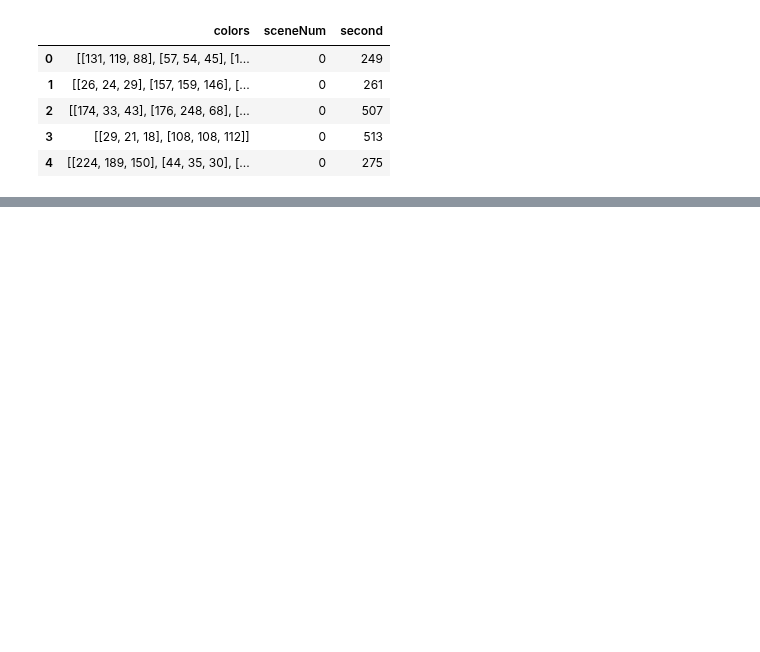
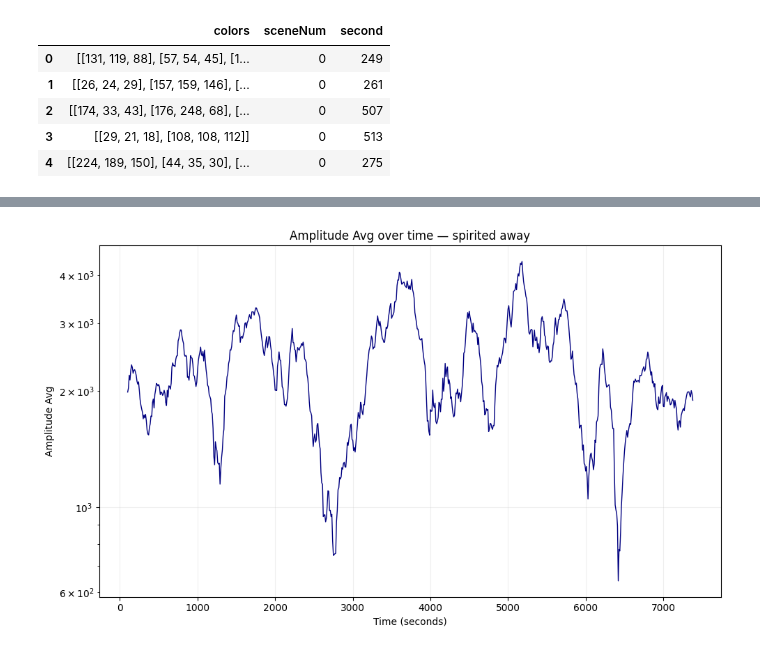
Before and after one commit to chuik633/MovieSentiments, a Jupyter notebook: exploration/spiritedAway.ipynb, the cells around one changed output, grey strips where cells are left out. Cells and saved outputs as stored; diff of their text form; code cells hidden in the pictures; blank space fills up the shorter version.

```diff
--- a/exploration/spiritedAway.ipynb
+++ b/exploration/spiritedAway.ipynb
@@ -55,0 +87,4 @@ print(np.max(df['second']))
+# %%
+audio_df =pd.read_json('../data/spiritedaway/audioSceneData.json')
+audio_df.sort_values("seconds")
+audio_df.head()
@@ -55,0 +99,17 @@ print(np.max(df['second']))
+# %%
+def plot_audio_feature(feature):
+    plt.figure(figsize=(10,6))
+    smoothed = audio_df[feature].rolling(window=20, center=True).mean()
+
+    plt.plot(audio_df['seconds'], smoothed, color='navy', linewidth=1)
+    plt.title(f"{feature.replace('_',' ').title()} over time — spirited away")
+    plt.xlabel("Time (seconds)")
+    plt.ylabel(feature.replace('_',' ').title())
+    plt.yscale('log')
+    plt.grid(alpha=0.2)
+    plt.tight_layout()
+    plt.show()
+
+plot_audio_feature('amplitude_avg')
+# %% [output]
+[figure, added]
```
Also changed, not shown: parts of 8 cells of this notebook, 4 other files.
